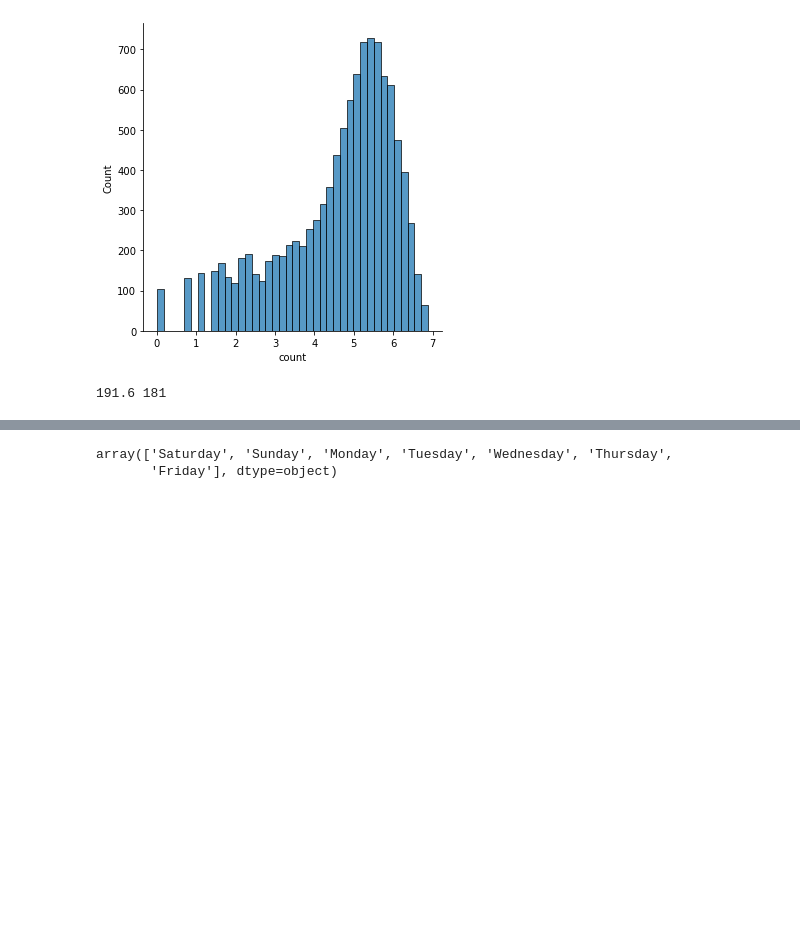
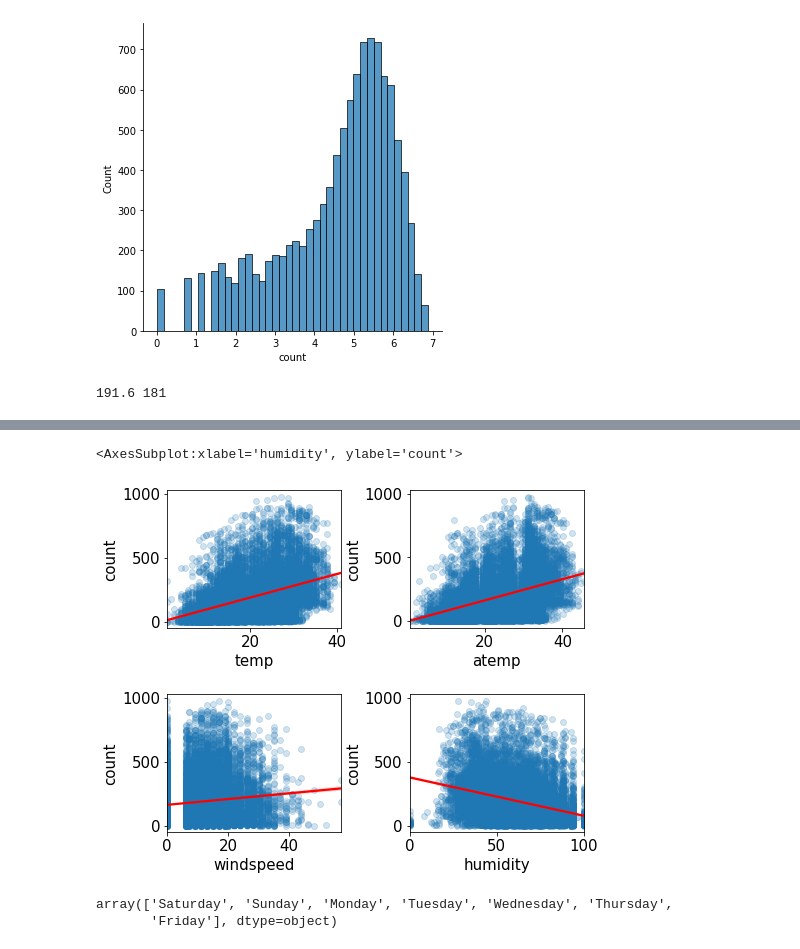
Before and after one commit to HHsungmoon/AI_project, a Jupyter notebook: Kaggle/Bike Sharing Demand/Bike_Sharing_Demend.ipynb, the cells around one changed output, grey strips where cells are left out. Cells and saved outputs as stored; diff of their text form; code cells hidden in the pictures; blank space fills up the shorter version.

```diff
--- a/Kaggle/Bike Sharing Demand/Bike_Sharing_Demend.ipynb
+++ b/Kaggle/Bike Sharing Demand/Bike_Sharing_Demend.ipynb
@@ -109 +121,21 @@ tmp_train_count = (train_data['count']-count_mean)/count_std
+# %%
+mpl.rc('font', size=15)
+figure, axes = plt.subplots(nrows=2, ncols=2)
+plt.tight_layout()
+figure.set_size_inches(7,6)
+
+#각 데이터별 대여수량 산점도 그래프
+# 온도 데이터
+sns.regplot(x='temp', y='count', data=train_data, ax=axes[0,0], scatter_kws={'alpha':0.2},line_kws={'color':'red'})
+# 체감온도 데이터
+sns.regplot(x='atemp', y='count', data=train_data, ax=axes[0,1], scatter_kws={'alpha':0.2},line_kws={'color':'red'})
+# 풍속 데이터
+sns.regplot(x='windspeed', y='count', data=train_data, ax=axes[1,0], scatter_kws={'alpha':0.2},line_kws={'color':'red'})
+# 습도 데이터
+sns.regplot(x='humidity', y='count', data=train_data, ax=axes[1,1], scatter_kws={'alpha':0.2},line_kws={'color':'red'})
+
+# windspeed 데이터는 제거해 주는게 좋을 것 같다.
+# %% [output]
+<AxesSubplot:xlabel='humidity', ylabel='count'>
+[figure, added]
 # %%
```
Also changed, not shown: parts of 8 cells of this notebook.
